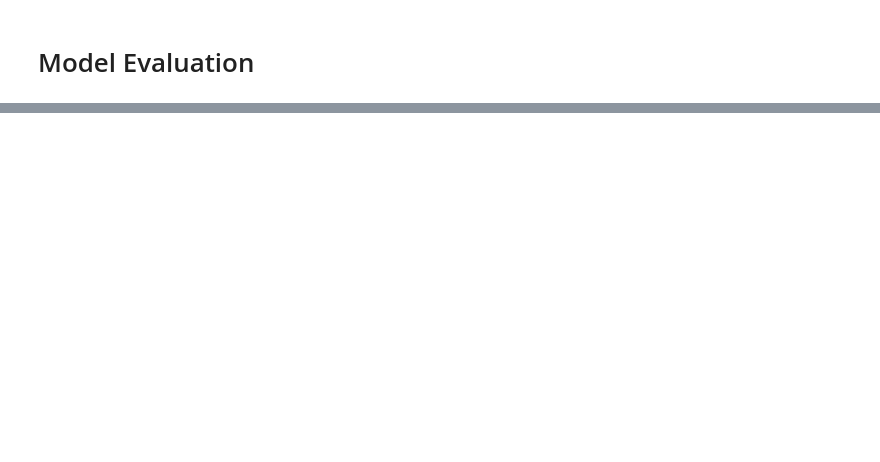
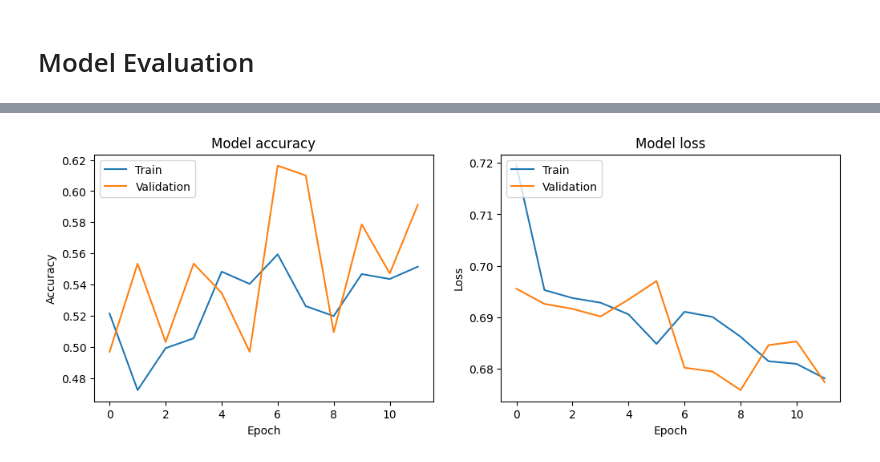
Before and after one commit to AntiSpiral-0/AI-Yassine-Ben-Thayer-OPA23, a Jupyter notebook: Lab2DL.ipynb, the cells around one changed output, grey strips where cells are left out. Saved outputs shown, nothing was run; the diff lists cells and outputs as text; code cells hidden in the pictures; blank space fills up the shorter version.

Commit message:
few changes in the model added augmentation

```diff
--- a/Lab2DL.ipynb
+++ b/Lab2DL.ipynb
@@ -274,3 +285,16 @@ import tensorflow as tf
 from tensorflow.keras.models import Sequential
 from tensorflow.keras.layers import Conv2D, MaxPooling2D, Flatten, Dense, Dropout
 from sklearn.model_selection import train_test_split
+from tensorflow.keras.preprocessing.image import ImageDataGenerator
+from tensorflow.keras.callbacks import EarlyStopping, ModelCheckpoint
+
+# Define the ImageDataGenerator for augmentation
+datagen = ImageDataGenerator(
+    rotation_range=20,
+    width_shift_range=0.1,
+    height_shift_range=0.1,
+    shear_range=0.2,
+    zoom_range=0.2,
+    horizontal_flip=True,
+    vertical_flip=False
+)
@@ -387,0 +394,21 @@ history = model.fit(X_small_train, y_small_train,
+# %%
+input_shape = (128, 128, 3)
+model = create_model(input_shape)
+
+model.compile(optimizer='adam',
+              loss='binary_crossentropy',
+              metrics=['accuracy'])
+
+# Normalize images to [0, 1] range and scaling it accordingly with augmentation in mind
+X_tiny_train = X_tiny_train / 255.0
+X_tiny_val = X_tiny_val / 255.0
+X_tiny_test = X_tiny_test / 255.0
+datagen.fit(X_tiny_train)
+
+early_stopping = EarlyStopping(monitor='val_loss', patience=3, restore_best_weights=True)
+model_checkpoint = ModelCheckpoint('best_model_tiny.h5', monitor='val_loss', save_best_only=True)
+
+history = model.fit(datagen.flow(X_tiny_train, y_tiny_train, batch_size=64),  # reduced batch size because the model fucking crashed (still influenced accuracy greatly)
+                    epochs=30,
+                    validation_data=(X_tiny_val, y_tiny_val),
+                    callbacks=[early_stopping, model_checkpoint])
@@ -388,14 +436,14 @@ history = model.fit(X_small_train, y_small_train,
 # %% [markdown]
 # Model Evaluation
 # %%
-test_loss, test_acc = model.evaluate(X_small_test, y_small_test)
+test_loss, test_acc = model.evaluate(X_tiny_test, y_tiny_test)
 print(f'Small Dataset Test Accuracy: {test_acc * 100:.2f}%')
 
 
 
 plt.figure(figsize=(12, 4))
 
-# Plot training & validation accuracy values
+# validation accuracy values
 plt.subplot(1, 2, 1)
 plt.plot(history.history['accuracy'])
 plt.plot(history.history['val_accuracy'])
@@ -404,7 +452,7 @@ plt.xlabel('Epoch')
 plt.ylabel('Accuracy')
 plt.legend(['Train', 'Validation'], loc='upper left')
 
-# Plot training & validation loss values
+# validation loss values
 plt.subplot(1, 2, 2)
 plt.plot(history.history['loss'])
 plt.plot(history.history['val_loss'])
@@ -414,3 +462,4 @@ plt.ylabel('Loss')
 plt.legend(['Train', 'Validation'], loc='upper left')
 
 plt.show()
+# %% [output]
@@ -416,0 +468 @@ plt.show()
+[figure, added]
```
Also changed, not shown: parts of 17 cells of this notebook.
